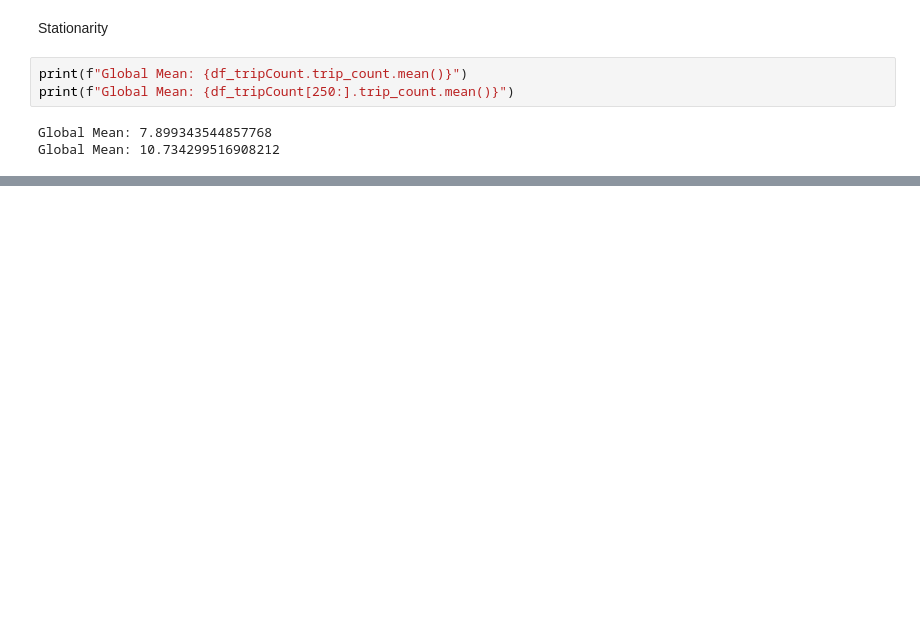
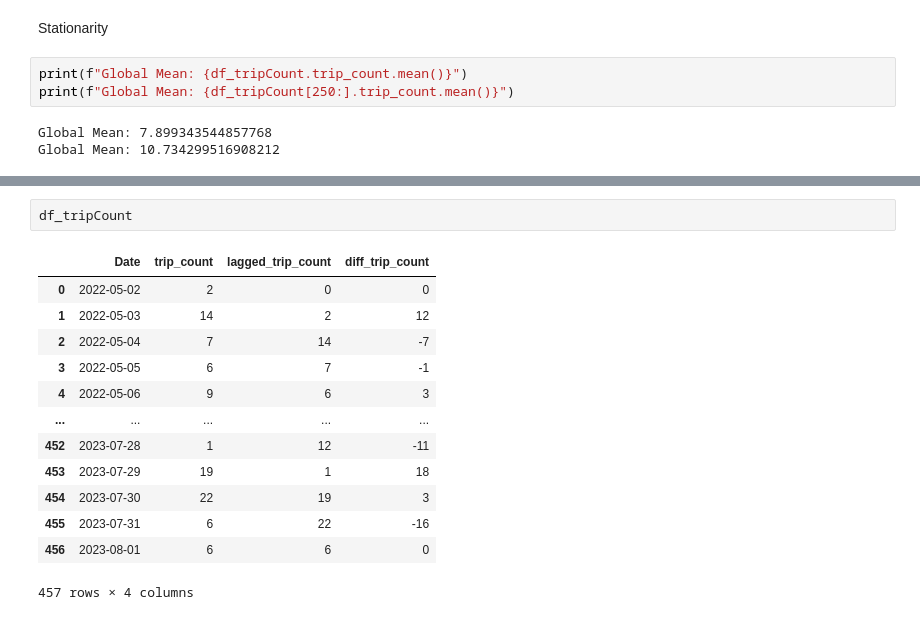
Before and after one commit to vubanc/BikeTimeSeriesAnalysis, a Jupyter notebook: TimeSeriesAnalysis.ipynb, the cells around one changed output, grey strips where cells are left out. Saved outputs shown, nothing was run; the diff lists cells and outputs as text; blank space fills up the shorter version.

```diff
--- a/TimeSeriesAnalysis.ipynb
+++ b/TimeSeriesAnalysis.ipynb
@@ -62,0 +104,16 @@ Global Mean: 10.734299516908212
+# %%
+df_tripCount
+# %% [output]
+|  | Date | trip_count | lagged_trip_count | diff_trip_count |
+| 0 | 2022-05-02 | 2 | 0 | 0 |
+| 1 | 2022-05-03 | 14 | 2 | 12 |
+| 2 | 2022-05-04 | 7 | 14 | -7 |
+| 3 | 2022-05-05 | 6 | 7 | -1 |
+| 4 | 2022-05-06 | 9 | 6 | 3 |
+| ... | ... | ... | ... | ... |
+| 452 | 2023-07-28 | 1 | 12 | -11 |
+| 453 | 2023-07-29 | 19 | 1 | 18 |
+| 454 | 2023-07-30 | 22 | 19 | 3 |
+| 455 | 2023-07-31 | 6 | 22 | -16 |
+| 456 | 2023-08-01 | 6 | 6 | 0 |
+457 rows × 4 columns
```
Also changed, not shown: parts of 11 cells of this notebook.
